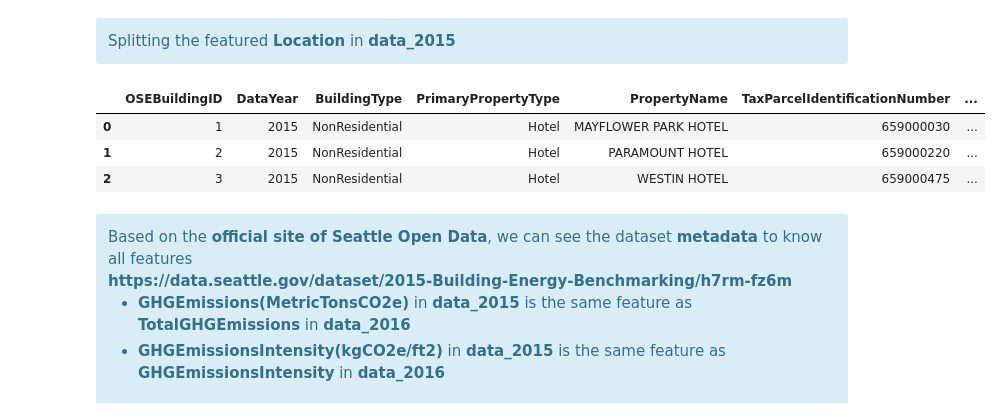
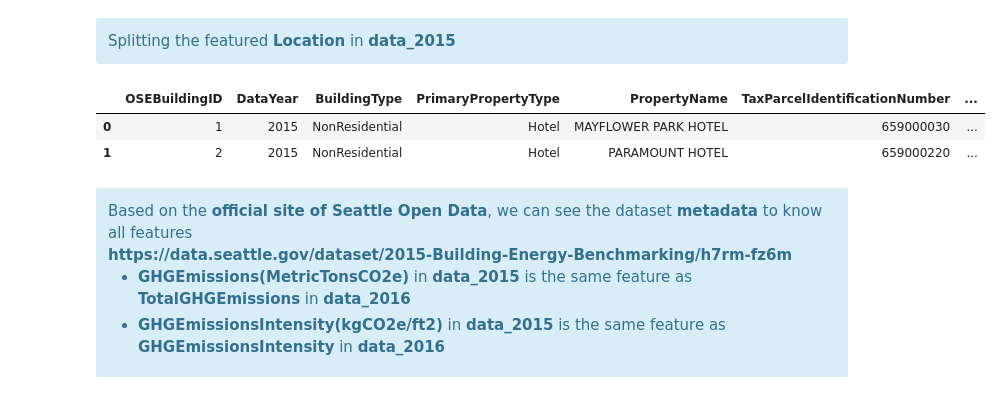
Before and after one commit to samirhinojosa/OC-P4-consumption-needs-of-buildings, a Jupyter notebook: cleaning_notebook.ipynb, the cells around one changed output. Saved outputs shown, nothing was run; the diff lists cells and outputs as text; code cells hidden in the pictures.

```diff
--- a/cleaning_notebook.ipynb
+++ b/cleaning_notebook.ipynb
@@ -248,12 +255,11 @@ data_2016.head(5)
 df_temp = data_2015["Location"].apply(lambda x: ast.literal_eval(x))
 data_2015[["Latitude", "Longitude", "HumanAddress"]] = df_temp.apply(pd.Series)
 # %%
-data_2015.head(3)
+data_2015.head(2)
 # %% [output]
 |  | OSEBuildingID | DataYear | BuildingType | PrimaryPropertyType | PropertyName | TaxParcelIdentificationNumber | ... |
 | 0 | 1 | 2015 | NonResidential | Hotel | MAYFLOWER PARK HOTEL | 659000030 | ... |
 | 1 | 2 | 2015 | NonResidential | Hotel | PARAMOUNT HOTEL | 659000220 | ... |
-| 2 | 3 | 2015 | NonResidential | Hotel | WESTIN HOTEL | 659000475 | ... |
 # %% [markdown]
 <div class="alert alert-block alert-info">
     Based on the <b>official site of Seattle Open Data</b>, we can see the dataset <b>metadata</b> to know all features<br>
```
Also changed, not shown: parts of 44 cells of this notebook, 1 other file.
